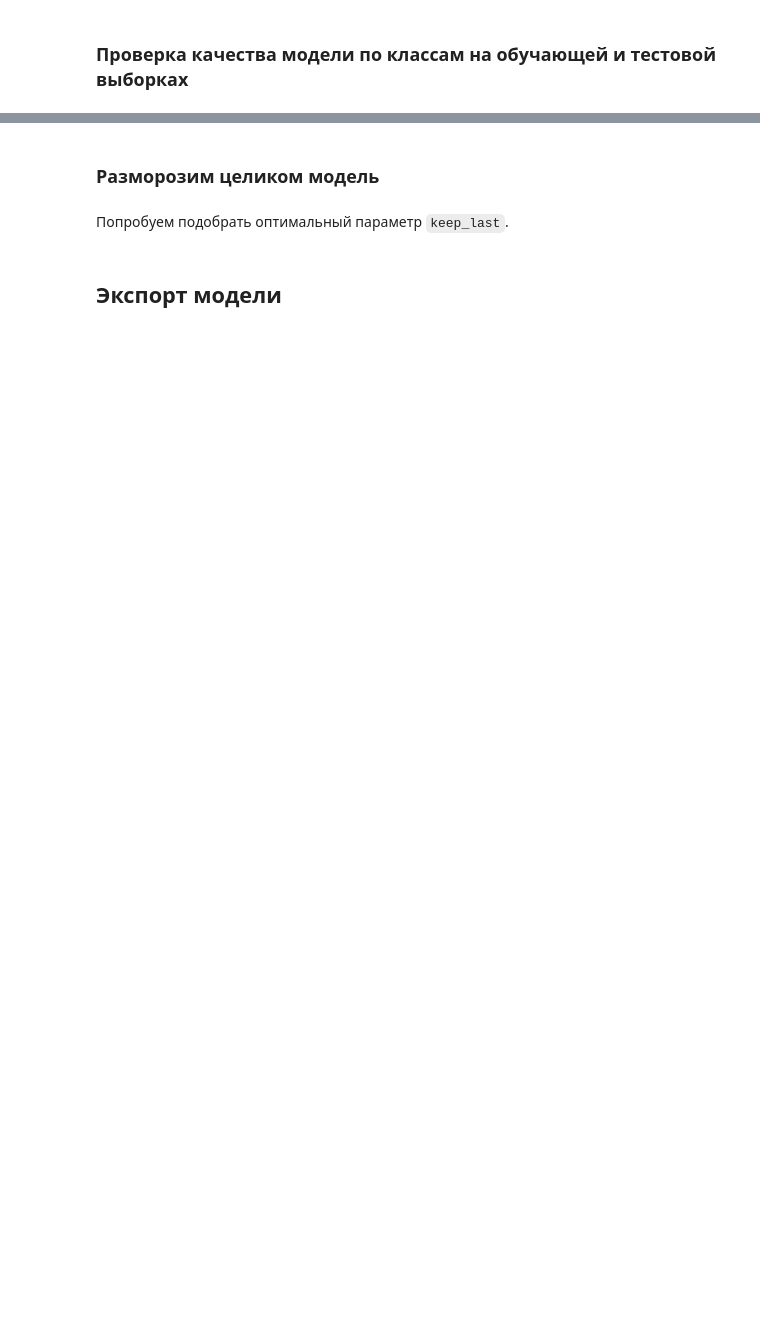
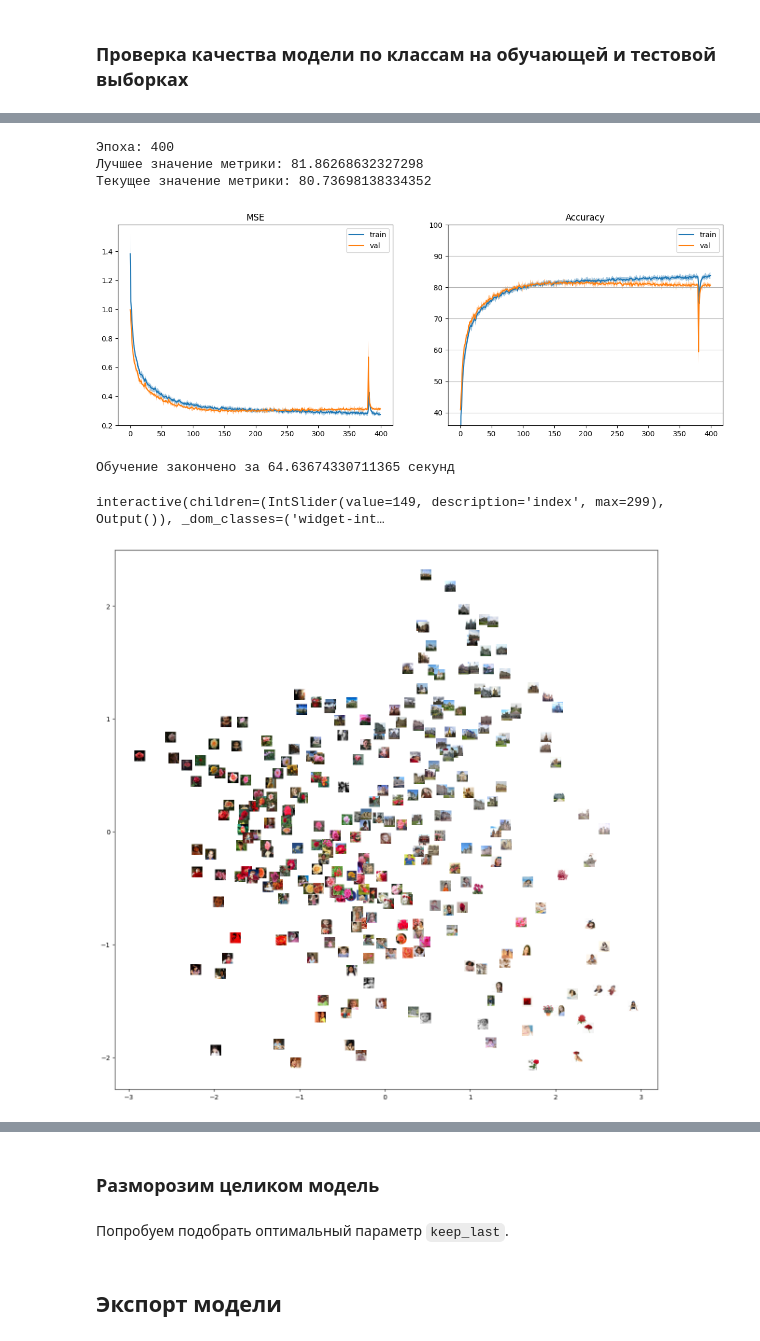
Before and after one commit to DeadlySquad13/t5-2-Neuroscience__Labs, a Jupyter notebook: src/lab5/main.ipynb, the cells around one changed output, grey strips where cells are left out. Cells and saved outputs as stored; diff of their text form; code cells hidden in the pictures; blank space fills up the shorter version.

```diff
--- a/src/lab5/main.ipynb
+++ b/src/lab5/main.ipynb
@@ -551,0 +641,14 @@ compare_classification_reports(dataloader)
+# %%
+model = Cifar100_AE(hidden_size=HIDDEN_SIZE)
+model.to(device)
+dataloader = train_autoencoder(model, weight_decay=WEIGHT_DECAY, batch_size=int(BATCH_SIZE / 2), epochs=EPOCHS * 2)
+results = get_encoder_results(model, dataloader)
+report_encoder_results(**results)
+# %% [output]
+Эпоха: 400
+Лучшее значение метрики: 81.86268632327298
+Текущее значение метрики: 80.73698138334352
+[figure, added]
+Обучение закончено за 64.63674330711365 секунд
+interactive(children=(IntSlider(value=149, description='index', max=299), Output()), _dom_classes=('widget-int…
+[figure, added]
```
Also changed, not shown: parts of 71 cells of this notebook, 1 other file.
